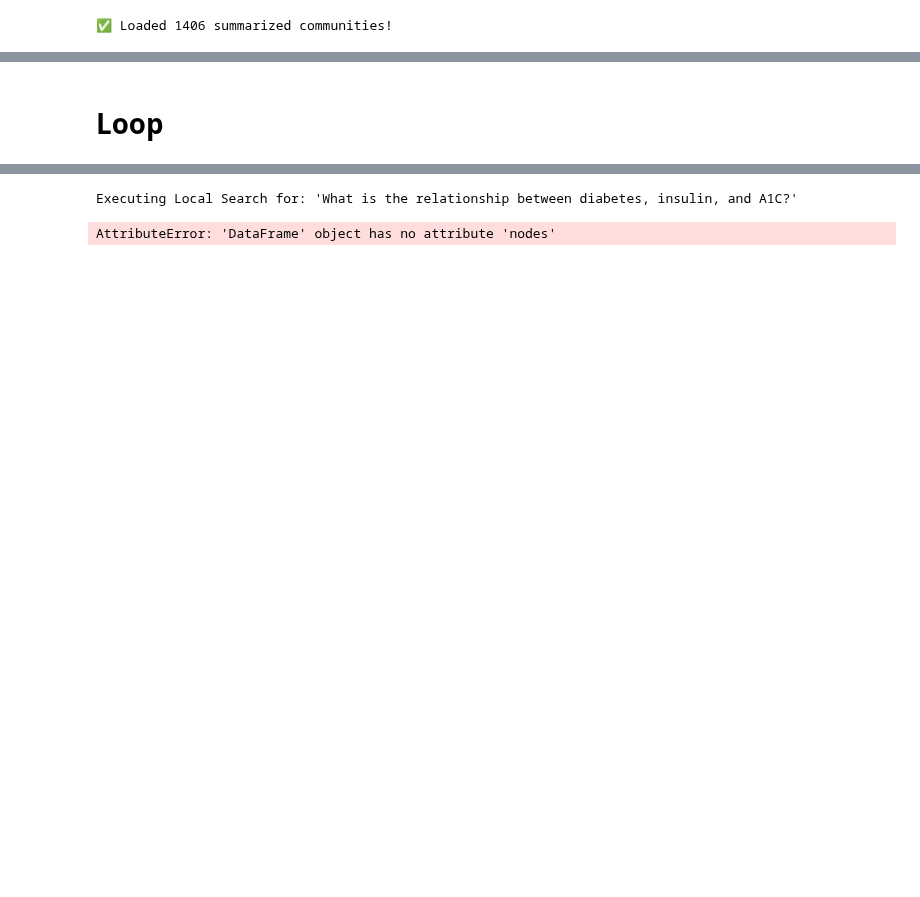
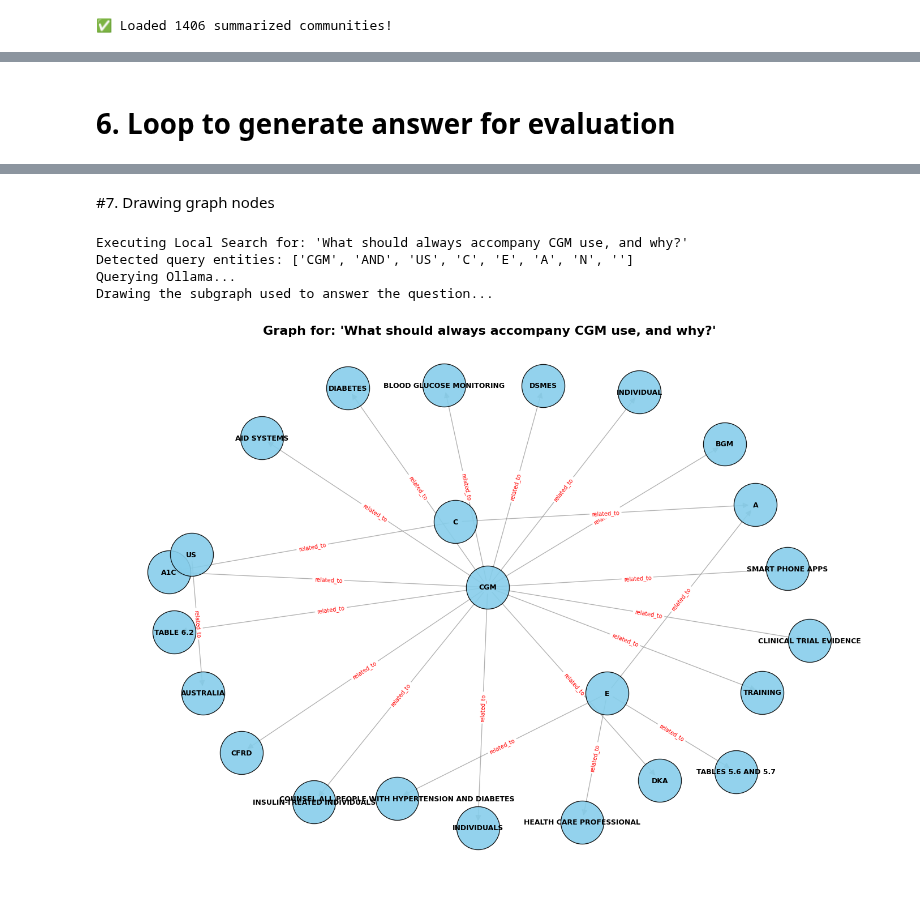
Before and after one commit to ZharlieSineFine/CS614-GenAI-Group_1_RAG_Project, a Jupyter notebook: GraphRAG/search.ipynb, the cells around one changed output, grey strips where cells are left out. Cells and saved outputs as stored; diff of their text form; code cells hidden in the pictures; blank space fills up the shorter version.

```diff
--- a/GraphRAG/search.ipynb
+++ b/GraphRAG/search.ipynb
@@ -142,18 +149 @@ print(f"✅ Loaded {len(df_communities)} summarized communities!")
-# %%
-    query_words = set(re.findall(r'\b\w+\b', query.lower()))
-
-    STOP_WORDS = {"is", "of", "to", "in", "it", "on", "as", "at", "be", "do", "an", "or", "by", "if", "a", "the", "and", "for", "with", "are", "how", "what", "does"}
-
-    matched_nodes = []
-    for node in final_graph.nodes():
-        node_str = str(node).lower()
-
-        # Break the node into words
-        node_words = set(re.findall(r'\b\w+\b', node_str))
-
-        # Remove the filler words from the node's words
-        meaningful_node_words = node_words - STOP_WORDS
-
-        if node_str in query.lower() or any(word in query_words for word in meaningful_node_words):
-            matched_nodes.append(node)
 # %% [markdown]
@@ -315,6 +278,6 @@ def global_search(query: str, df_comms, llm, top_n=3):
     return response.content, valid_summaries
-# %% [markdown]
-# Loop
+# %% [markdown]
+# 6. Loop to generate answer for evaluation
 # %%
 import pandas as pd
 
@@ -378,6 +339,8 @@ Querying Ollama...
 Processing Q41: "My wife has diabetes and takes insulin. Should we have something at home in case her sugar drops and she becomes unconscious?"
 Executing Local Search for: '"My wife has diabetes and takes insulin. Should we have something at home in case her sugar drops and she becomes unconscious?"'
 Detected query entities: ['DIABETES CARE', '2026 DIABETES CARE', 'DIABETES', 'INSULIN THERAPY', 'PEOPLE WITH DIABETES', 'AMERICAN DIABETES ASSOCIATION (ADA)', 'PROFESSIONAL DIABETES ORGANIZATION', 'IN ...
+# %% [markdown]
+#7. Drawing graph nodes
 # %%
 import networkx as nx
 import matplotlib.pyplot as plt
@@ -426,20 +389,20 @@ def plot_local_subgraph(unique_edges, title="Local Search Subgraph"):
     plt.tight_layout()
     plt.show()
 # %%
-# 1. Define a test question
-test_question = "What is the relationship between diabetes, insulin, and A1C?"
+test_question = "What should always accompany CGM use, and why?"
 
-# 2. Run your search function (It should return the answer and your 1-item list context)
-test_answer, test_context = local_search(test_question, df_communities, llm)
+# Run search function
+test_answer, test_context = local_search(test_question, final_graph, llm)
 
-# 3. Extract the edges back out of that giant paragraph block
-# (We just split it by line breaks to get the individual edges again)
+# Extract the edges back out
 raw_text_block = test_context[0]
 edges_for_plotting = raw_text_block.split('\n')[1:] # Skip the "Retrieved Relationships:" header
 
-# 4. Plot it!
 print("Drawing the subgraph used to answer the question...")
 plot_local_subgraph(edges_for_plotting, title=f"Graph for: '{test_question}'")
 # %% [output]
-Executing Local Search for: 'What is the relationship between diabetes, insulin, and A1C?'
+Executing Local Search for: 'What should always accompany CGM use, and why?'
+Detected query entities: ['CGM', 'AND', 'US', 'C', 'E', 'A', 'N', '']
+Querying Ollama...
+Drawing the subgraph used to answer the question...
-AttributeError: 'DataFrame' object has no attribute 'nodes'
+[figure, added]
```
Also changed, not shown: parts of 18 cells of this notebook.
